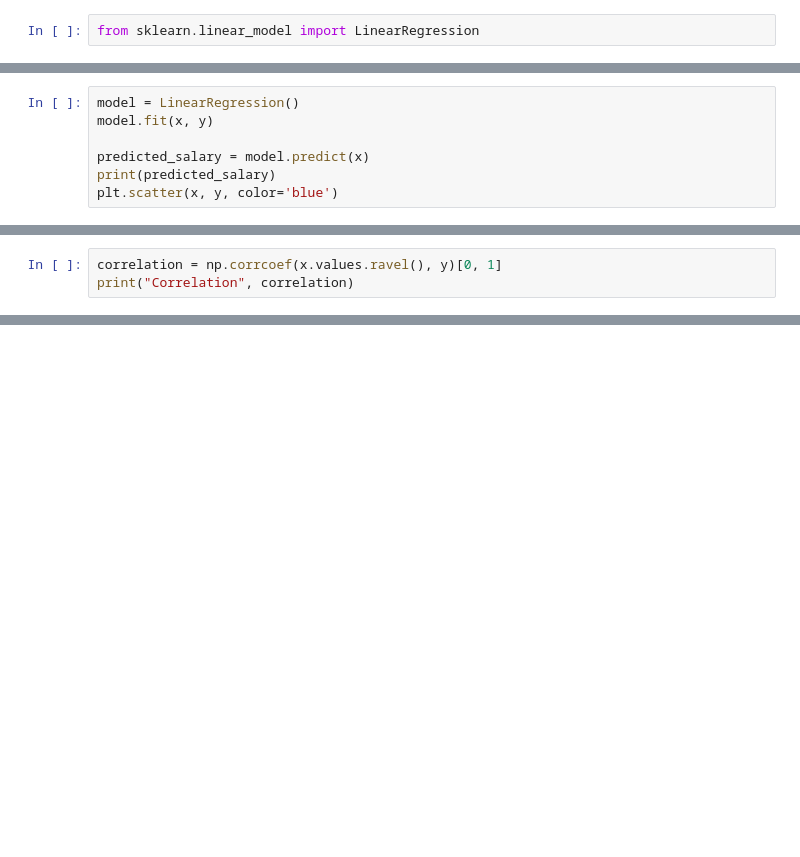
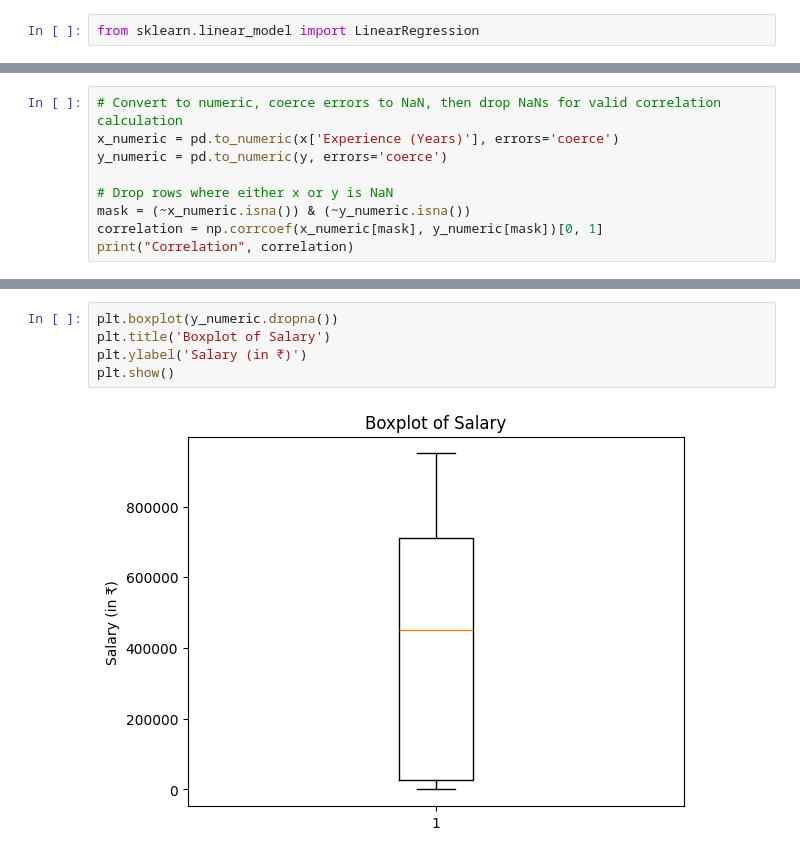
Before and after one commit to tharunramasamy/Forecasting-Model-, a Jupyter notebook: regression_excel.ipynb, the cells around one changed output, grey strips where cells are left out. Cells and saved outputs as stored; diff of their text form; blank space fills up the shorter version.

```diff
--- a/regression_excel.ipynb
+++ b/regression_excel.ipynb
@@ -48,7 +15,0 @@ Name: Salary (in ₹), dtype: int64
-# %%
-model = LinearRegression()
-model.fit(x, y)
-
-predicted_salary = model.predict(x)
-print(predicted_salary)
-plt.scatter(x, y, color='blue')
@@ -61,3 +16,9 @@ plt.scatter(x, y, color='blue')
 # %%
-correlation = np.corrcoef(x.values.ravel(), y)[0, 1]
+# Convert to numeric, coerce errors to NaN, then drop NaNs for valid correlation calculation
+x_numeric = pd.to_numeric(x['Experience (Years)'], errors='coerce')
+y_numeric = pd.to_numeric(y, errors='coerce')
+
+# Drop rows where either x or y is NaN
+mask = (~x_numeric.isna()) & (~y_numeric.isna())
+correlation = np.corrcoef(x_numeric[mask], y_numeric[mask])[0, 1]
 print("Correlation", correlation)
@@ -162,0 +84,7 @@ Salary will increase by ₹65350.97 for each additional year of experience.
+# %%
+plt.boxplot(y_numeric.dropna())
+plt.title('Boxplot of Salary')
+plt.ylabel('Salary (in ₹)')
+plt.show()
+# %% [output]
+[figure, added]
```
Also changed, not shown: parts of 16 cells of this notebook, 3 other files.
